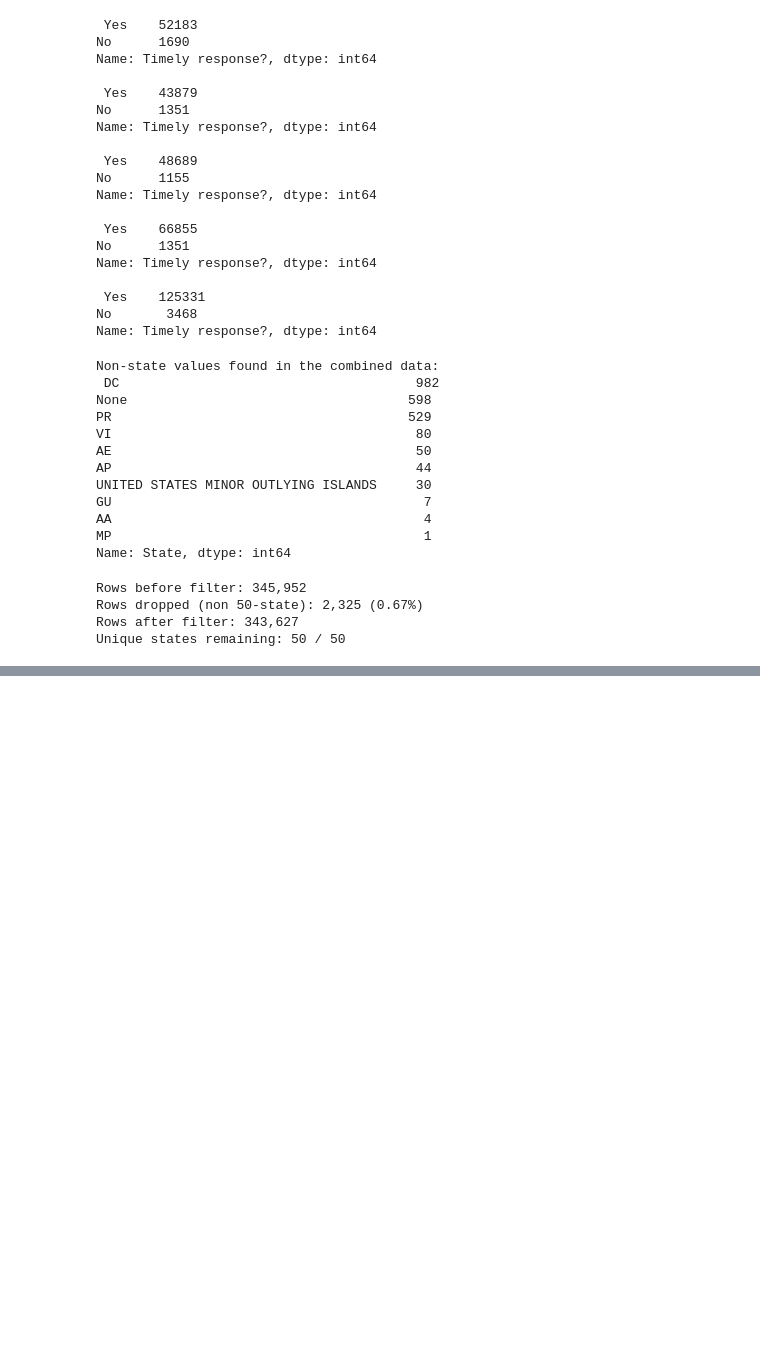
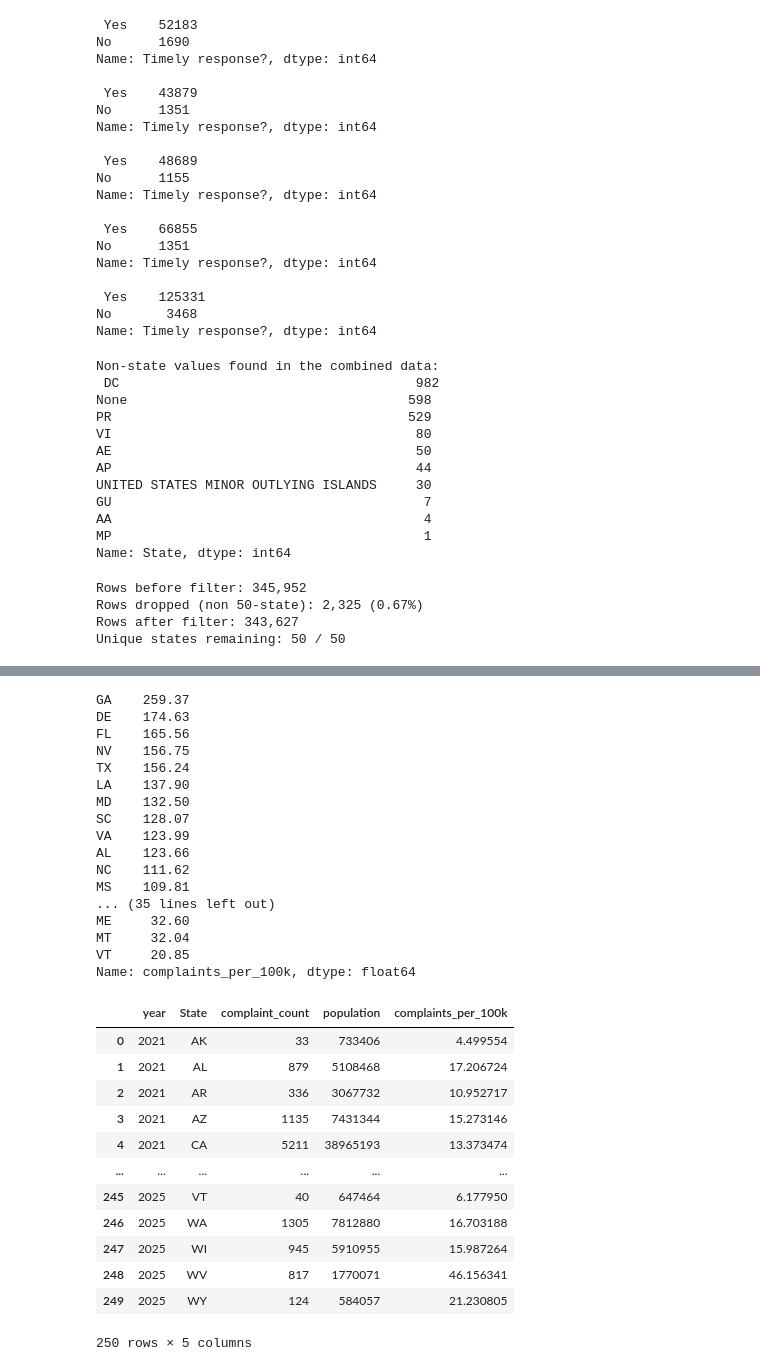
Before and after one commit to DevAmin0610/CDC-Hackathon, a Jupyter notebook: My Notebook/roshan_test.ipynb, the cells around one changed output, grey strips where cells are left out. Saved outputs shown, nothing was run; the diff lists cells and outputs as text; code cells hidden in the pictures; blank space fills up the shorter version.

```diff
--- a/My Notebook/roshan_test.ipynb
+++ b/My Notebook/roshan_test.ipynb
@@ -109,0 +272,68 @@ Unique states remaining: 50 / 50
+# %%
+# 2023 U.S. Census Bureau state population estimates (approximate; source: census.gov vintage 2023)
+STATE_POPULATION = {
+    'AL': 5_108_468, 'AK': 733_406, 'AZ': 7_431_344, 'AR': 3_067_732, 'CA': 38_965_193,
+    'CO': 5_877_610, 'CT': 3_617_176, 'DE': 1_031_890, 'FL': 22_610_726, 'GA': 11_029_227,
+    'HI': 1_435_138, 'ID': 1_964_726, 'IL': 12_549_689, 'IN': 6_862_199, 'IA': 3_207_004,
+    'KS': 2_940_546, 'KY': 4_526_154, 'LA': 4_573_749, 'ME': 1_395_722, 'MD': 6_180_253,
+    'MA': 7_001_399, 'MI': 10_037_261, 'MN': 5_742_225, 'MS': 2_939_690, 'MO': 6_196_156,
+    'MT': 1_132_812, 'NE': 1_978_379, 'NV': 3_194_176, 'NH': 1_402_054, 'NJ': 9_290_841,
+    'NM': 2_114_371, 'NY': 19_571_216, 'NC': 10_835_491, 'ND': 783_926, 'OH': 11_785_935,
+    'OK': 4_053_824, 'OR': 4_233_358, 'PA': 12_961_683, 'RI': 1_095_610, 'SC': 5_373_555,
+    'SD': 919_318, 'TN': 7_126_489, 'TX': 30_503_301, 'UT': 3_417_734, 'VT': 647_464,
+    'VA': 8_715_698, 'WA': 7_812_880, 'WV': 1_770_071, 'WI': 5_910_955, 'WY': 584_057,
+}
+assert set(STATE_POPULATION) == US_STATES, "population table doesn't match US_STATES"
+
+state_pop = pd.Series(STATE_POPULATION, name='population')
+
+# Complaints per 100k residents, overall (all years pooled)
+complaints_per_state = df_states.groupby('State').size().rename('complaint_count')
+complaints_per_100k = (
+    (complaints_per_state / state_pop * 100_000)
+    .rename('complaints_per_100k')
+    .sort_values(ascending=False)
+)
+
+# Complaints per 100k residents, grouped by the year
+complaints_per_state_year = (
+    df_states.groupby(['year', 'State']).size().rename('complaint_count').reset_index()
+)
+complaints_per_state_year['population'] = complaints_per_state_year['State'].map(state_pop)
+complaints_per_state_year['complaints_per_100k'] = (
+    complaints_per_state_year['complaint_count'] / complaints_per_state_year['population'] * 100_000
+)
+
+print(complaints_per_100k.round(2))
+complaints_per_state_year
+# %% [output]
+GA    259.37
+DE    174.63
+FL    165.56
+NV    156.75
+TX    156.24
+LA    137.90
+MD    132.50
+SC    128.07
+VA    123.99
+AL    123.66
+NC    111.62
+MS    109.81
+... (35 lines left out)
+ME     32.60
+MT     32.04
+VT     20.85
+Name: complaints_per_100k, dtype: float64
+|  | year | State | complaint_count | population | complaints_per_100k |
+| 0 | 2021 | AK | 33 | 733406 | 4.499554 |
+| 1 | 2021 | AL | 879 | 5108468 | 17.206724 |
+| 2 | 2021 | AR | 336 | 3067732 | 10.952717 |
+| 3 | 2021 | AZ | 1135 | 7431344 | 15.273146 |
+| 4 | 2021 | CA | 5211 | 38965193 | 13.373474 |
+| ... | ... | ... | ... | ... | ... |
+| 245 | 2025 | VT | 40 | 647464 | 6.177950 |
+| 246 | 2025 | WA | 1305 | 7812880 | 16.703188 |
+| 247 | 2025 | WI | 945 | 5910955 | 15.987264 |
+| 248 | 2025 | WV | 817 | 1770071 | 46.156341 |
+| 249 | 2025 | WY | 124 | 584057 | 21.230805 |
+250 rows × 5 columns
```
Also changed, not shown: parts of 7 cells of this notebook.
